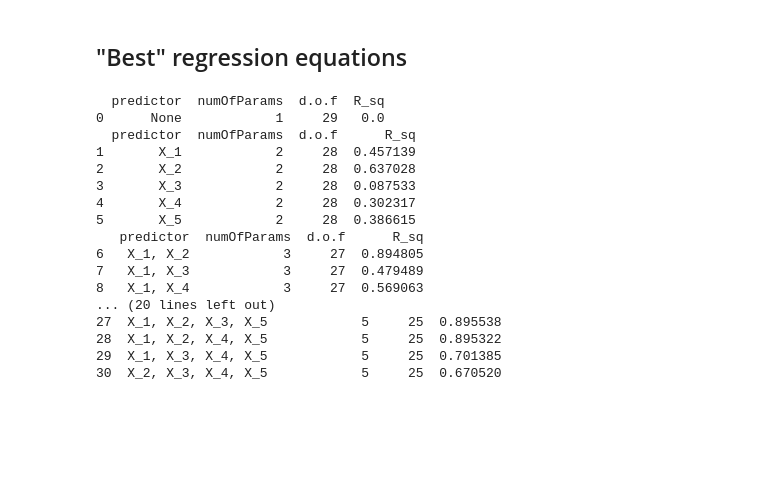
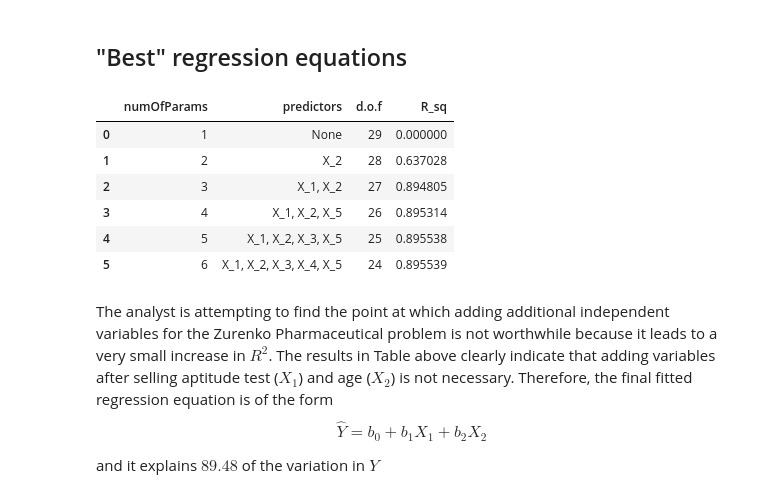
Before and after one commit to LugoBlogger/SI-201-542-forecasting-technique, a Jupyter notebook: chapter-06/06-example-09-10-all-possible-regress.ipynb, the cells around one changed output. Saved outputs shown, nothing was run; the diff lists cells and outputs as text; code cells hidden in the pictures; blank space fills up the shorter version.

```diff
--- a/chapter-06/06-example-09-10-all-possible-regress.ipynb
+++ b/chapter-06/06-example-09-10-all-possible-regress.ipynb
@@ -209,25 +209,40 @@ df_R_sq = get_table_all_regressions(df_generic)
 | X_1, X_2, X_3, X_4, X_5 | 6 | 24 | 0.8955 |
 # %% [markdown]
 ## "Best" regression equations
-# %%
-for i in range(num_of_vars):
-  row_df = df_R_sq[df_R_sq["numOfParams"] == i+1]["R_sq"]
-  print(row_df)
-# %% [output]
-  predictor  numOfParams  d.o.f  R_sq
-0      None            1     29   0.0
-  predictor  numOfParams  d.o.f      R_sq
-1       X_1            2     28  0.457139
-2       X_2            2     28  0.637028
-3       X_3            2     28  0.087533
-4       X_4            2     28  0.302317
-5       X_5            2     28  0.386615
-   predictor  numOfParams  d.o.f      R_sq
-6   X_1, X_2            3     27  0.894805
-7   X_1, X_3            3     27  0.479489
-8   X_1, X_4            3     27  0.569063
-... (20 lines left out)
-27  X_1, X_2, X_3, X_5            5     25  0.895538
-28  X_1, X_2, X_4, X_5            5     25  0.895322
-29  X_1, X_3, X_4, X_5            5     25  0.701385
-30  X_2, X_3, X_4, X_5            5     25  0.670520
+# %%
+num_of_vars = len(df_generic.columns)
+best_regress = []
+for i in range(num_of_vars):
+  df_predictors_i = df_R_sq[df_R_sq["numOfParams"] == i+1]
+  R_sq_predictors = df_predictors_i["R_sq"]
+  idx_max = np.argmax(R_sq_predictors)
+  data_row = df_predictors_i.iloc[idx_max].to_list()
+  data_row[0], data_row[1] = data_row[1], data_row[0]
+  best_regress.append(data_row)
+
+
+df_best_regress = pd.DataFrame(
+  best_regress,
+  columns=["numOfParams", "predictors", "d.o.f", "R_sq"])
+
+df_best_regress
+# %% [output]
+|  | numOfParams | predictors | d.o.f | R_sq |
+| 0 | 1 | None | 29 | 0.000000 |
+| 1 | 2 | X_2 | 28 | 0.637028 |
+| 2 | 3 | X_1, X_2 | 27 | 0.894805 |
+| 3 | 4 | X_1, X_2, X_5 | 26 | 0.895314 |
+| 4 | 5 | X_1, X_2, X_3, X_5 | 25 | 0.895538 |
+| 5 | 6 | X_1, X_2, X_3, X_4, X_5 | 24 | 0.895539 |
+# %% [markdown]
+The analyst is attempting to find the point at which adding additional independent
+variables for the Zurenko Pharmaceutical problem is not worthwhile because it leads
+to a very small increase in $R^2$. The results in Table above clearly indicate that
+adding variables after selling aptitude test ($X_1$) and age ($X_2$) is not
+necessary.
+Therefore, the final fitted regression equation is of the form
+$$
+  \hat{Y} = b_0 + b_1 X_1 + b_2 X_2
+$$
+
+and it explains $89.48%$ of the variation in $Y$
```
Also changed, not shown: 11 other files.
